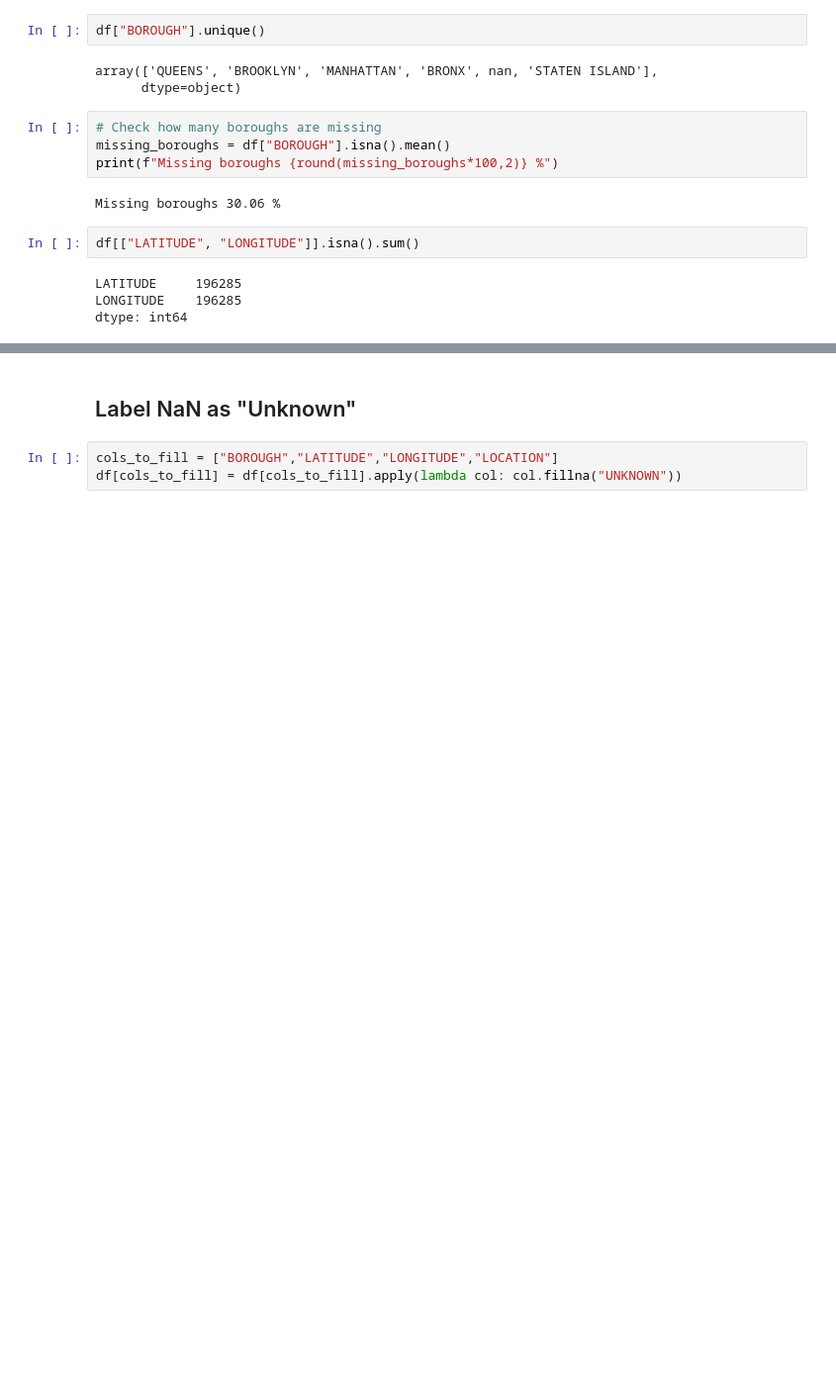
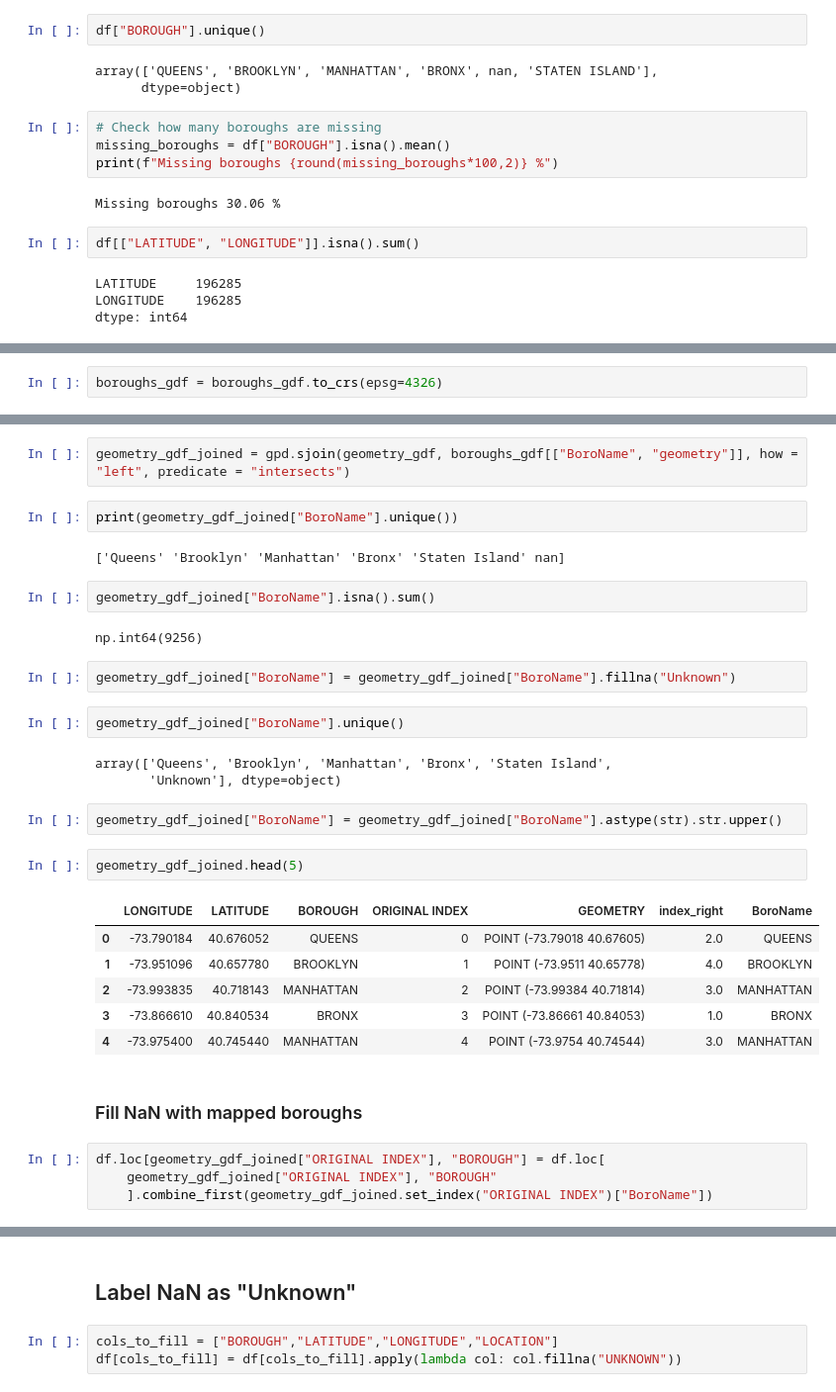
Before and after one commit to IgorGarlej/nyc-traffic-accident-analysis, a Jupyter notebook: notebooks/1.Data preparation.ipynb, the cells around one changed output, grey strips where cells are left out. Shown at 99% size. Cells and saved outputs as stored; diff of their text form; blank space fills up the shorter version.

Commit message:
Borough mapping

```diff
--- a/notebooks/1.Data preparation.ipynb
+++ b/notebooks/1.Data preparation.ipynb
@@ -136,0 +210,2 @@ dtype: int64
+# %%
+boroughs_gdf = boroughs_gdf.to_crs(epsg=4326)
@@ -136,0 +218,34 @@ dtype: int64
+# %%
+geometry_gdf_joined = gpd.sjoin(geometry_gdf, boroughs_gdf[["BoroName", "geometry"]], how = "left", predicate = "intersects")
+# %%
+print(geometry_gdf_joined["BoroName"].unique())
+# %% [output]
+['Queens' 'Brooklyn' 'Manhattan' 'Bronx' 'Staten Island' nan]
+# %%
+geometry_gdf_joined["BoroName"].isna().sum()
+# %% [output]
+np.int64(9256)
+# %%
+geometry_gdf_joined["BoroName"] = geometry_gdf_joined["BoroName"].fillna("Unknown")
+# %%
+geometry_gdf_joined["BoroName"].unique()
+# %% [output]
+array(['Queens', 'Brooklyn', 'Manhattan', 'Bronx', 'Staten Island',
+       'Unknown'], dtype=object)
+# %%
+geometry_gdf_joined["BoroName"] = geometry_gdf_joined["BoroName"].astype(str).str.upper()
+# %%
+geometry_gdf_joined.head(5)
+# %% [output]
+|  | LONGITUDE | LATITUDE | BOROUGH | ORIGINAL INDEX | GEOMETRY | index_right | BoroName |
+| 0 | -73.790184 | 40.676052 | QUEENS | 0 | POINT (-73.79018 40.67605) | 2.0 | QUEENS |
+| 1 | -73.951096 | 40.657780 | BROOKLYN | 1 | POINT (-73.9511 40.65778) | 4.0 | BROOKLYN |
+| 2 | -73.993835 | 40.718143 | MANHATTAN | 2 | POINT (-73.99384 40.71814) | 3.0 | MANHATTAN |
+| 3 | -73.866610 | 40.840534 | BRONX | 3 | POINT (-73.86661 40.84053) | 1.0 | BRONX |
+| 4 | -73.975400 | 40.745440 | MANHATTAN | 4 | POINT (-73.9754 40.74544) | 3.0 | MANHATTAN |
+# %% [markdown]
+### Fill NaN with mapped boroughs
+# %%
+df.loc[geometry_gdf_joined["ORIGINAL INDEX"], "BOROUGH"] = df.loc[
+    geometry_gdf_joined["ORIGINAL INDEX"], "BOROUGH"
+    ].combine_first(geometry_gdf_joined.set_index("ORIGINAL INDEX")["BoroName"])
```
Also changed, not shown: parts of 22 cells of this notebook, 1 other file.
